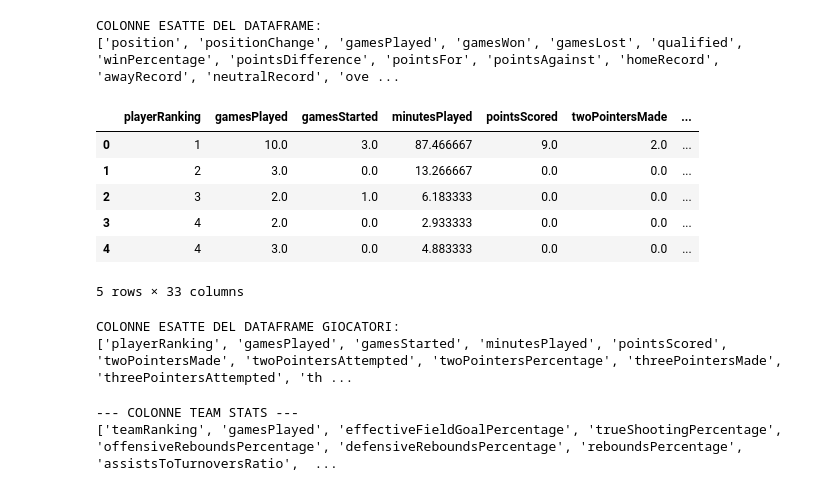
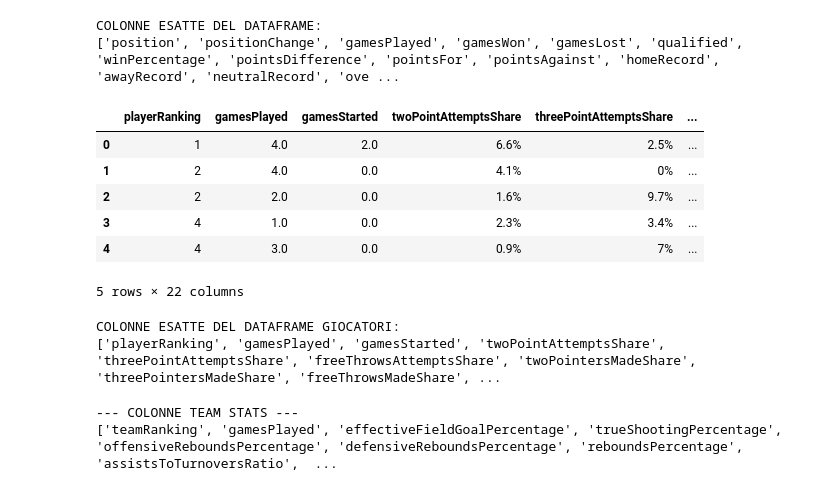
Before and after one commit to SLNN12/Programming-Exam-Project, a Jupyter notebook: prove/explore.ipynb, the cells around one changed output. Cells and saved outputs as stored; diff of their text form; code cells hidden in the pictures.

```diff
--- a/prove/explore.ipynb
+++ b/prove/explore.ipynb
@@ -158,30 +158,30 @@ COLONNE ESATTE DEL DATAFRAME:
 # %%
 import pandas as pd
 from euroleague_api.player_stats import PlayerStats
 
 player_api = PlayerStats("E")
 
 # Scarichiamo i dati di una stagione per esplorarli
 df_players_test = player_api.get_player_stats_single_season(
-    endpoint="traditional",
-    season=2023,
+    endpoint="scoring",
+    season=2026,
     statistic_mode="Accumulated"
 )
 
 display(df_players_test.head())
 
 print("COLONNE ESATTE DEL DATAFRAME GIOCATORI:")
 print(df_players_test.columns.tolist())
 # %% [output]
-|  | playerRanking | gamesPlayed | gamesStarted | minutesPlayed | pointsScored | twoPointersMade | ... |
-| 0 | 1 | 10.0 | 3.0 | 87.466667 | 9.0 | 2.0 | ... |
-| 1 | 2 | 3.0 | 0.0 | 13.266667 | 0.0 | 0.0 | ... |
-| 2 | 3 | 2.0 | 1.0 | 6.183333 | 0.0 | 0.0 | ... |
-| 3 | 4 | 2.0 | 0.0 | 2.933333 | 0.0 | 0.0 | ... |
-| 4 | 4 | 3.0 | 0.0 | 4.883333 | 0.0 | 0.0 | ... |
+|  | playerRanking | gamesPlayed | gamesStarted | twoPointAttemptsShare | threePointAttemptsShare | ... |
+| 0 | 1 | 4.0 | 2.0 | 6.6% | 2.5% | ... |
+| 1 | 2 | 4.0 | 0.0 | 4.1% | 0% | ... |
+| 2 | 2 | 2.0 | 0.0 | 1.6% | 9.7% | ... |
+| 3 | 4 | 1.0 | 0.0 | 2.3% | 3.4% | ... |
+| 4 | 4 | 3.0 | 0.0 | 0.9% | 7% | ... |
-5 rows × 33 columns
+5 rows × 22 columns
 COLONNE ESATTE DEL DATAFRAME GIOCATORI:
-['playerRanking', 'gamesPlayed', 'gamesStarted', 'minutesPlayed', 'pointsScored', 'twoPointersMade', 'twoPointersAttempted', 'twoPointersPercentage', 'threePointersMade', 'threePointersAttempted', 'th ...
+['playerRanking', 'gamesPlayed', 'gamesStarted', 'twoPointAttemptsShare', 'threePointAttemptsShare', 'freeThrowsAttemptsShare', 'twoPointersMadeShare', 'threePointersMadeShare', 'freeThrowsMadeShare', ...
 # %%
 import pandas as pd
 from euroleague_api.team_stats import TeamStats
```
Also changed, not shown: 2 other files.
